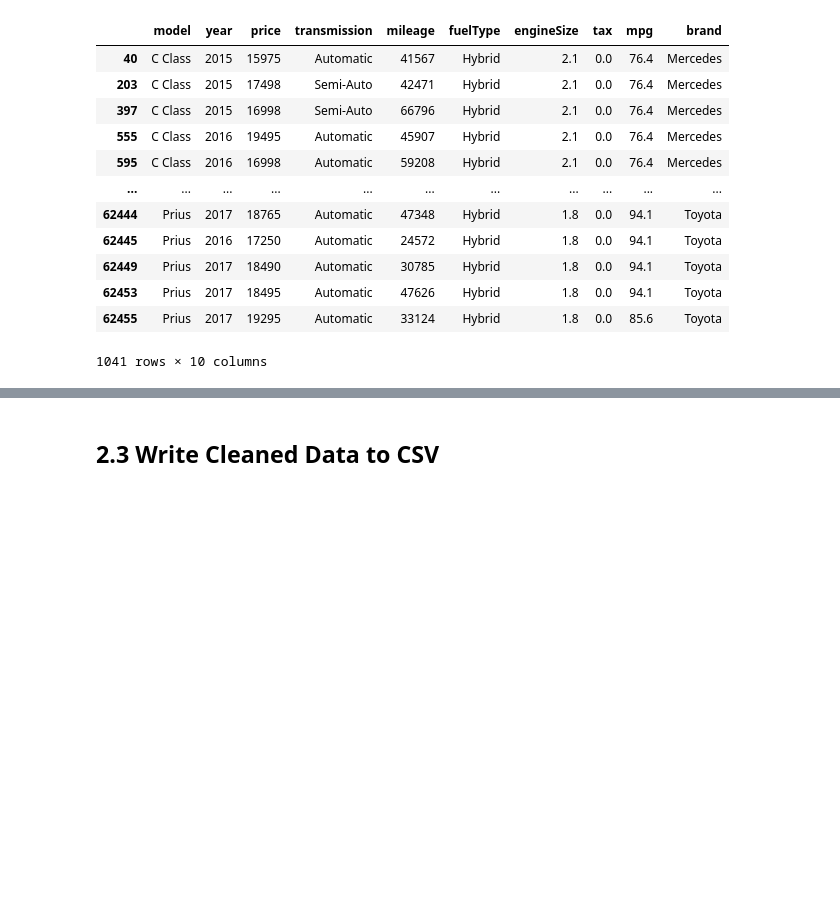
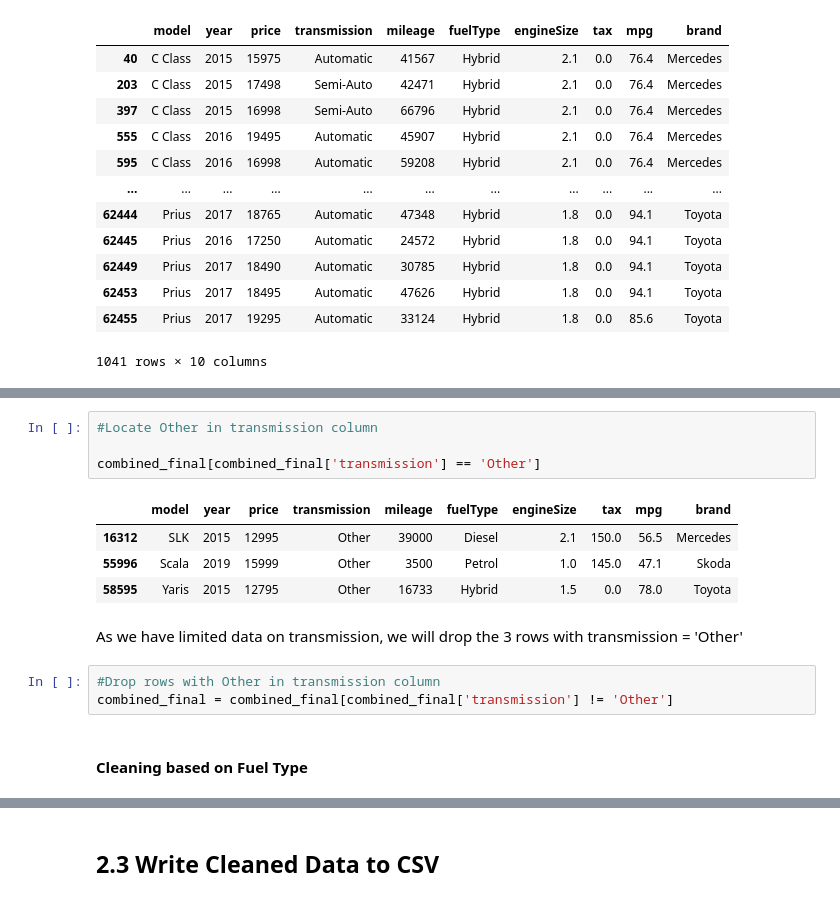
Before and after one commit to d-widyantama/ML-Regression-UsedCarsPrediction-finpro-alpha, a Jupyter notebook: 2-Cleaning.ipynb, the cells around one changed output, grey strips where cells are left out. Saved outputs shown, nothing was run; the diff lists cells and outputs as text; blank space fills up the shorter version.

```diff
--- a/2-Cleaning.ipynb
+++ b/2-Cleaning.ipynb
@@ -1156,0 +1182,16 @@ combined_final = combined_final[combined_final['tax'] != 0]
+# %%
+#Locate Other in transmission column
+
+combined_final[combined_final['transmission'] == 'Other']
+# %% [output]
+|  | model | year | price | transmission | mileage | fuelType | engineSize | tax | mpg | brand |
+| 16312 | SLK | 2015 | 12995 | Other | 39000 | Diesel | 2.1 | 150.0 | 56.5 | Mercedes |
+| 55996 | Scala | 2019 | 15999 | Other | 3500 | Petrol | 1.0 | 145.0 | 47.1 | Skoda |
+| 58595 | Yaris | 2015 | 12795 | Other | 16733 | Hybrid | 1.5 | 0.0 | 78.0 | Toyota |
+# %% [markdown]
+As we have limited data on transmission, we will drop the 3 rows with transmission = 'Other'
+# %%
+#Drop rows with Other in transmission column
+combined_final = combined_final[combined_final['transmission'] != 'Other']
+# %% [markdown]
+#### Cleaning based on Fuel Type
```
Also changed, not shown: parts of 18 cells of this notebook, 1 other file.
